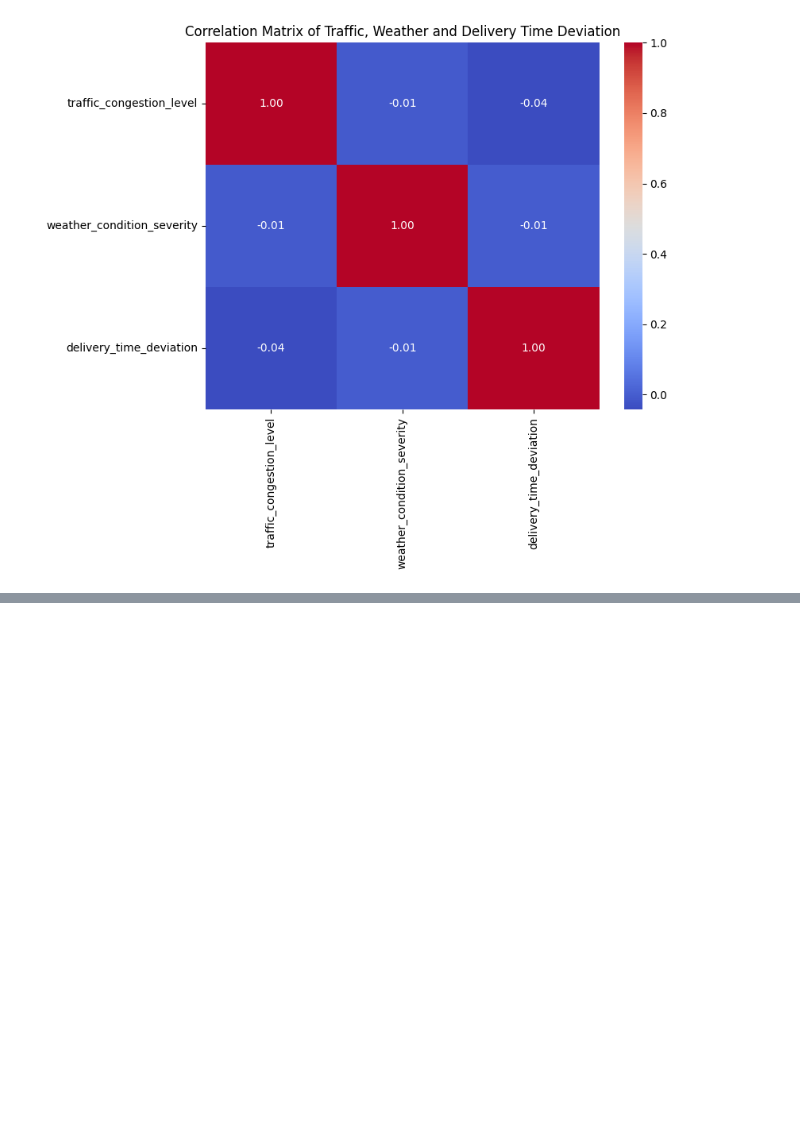
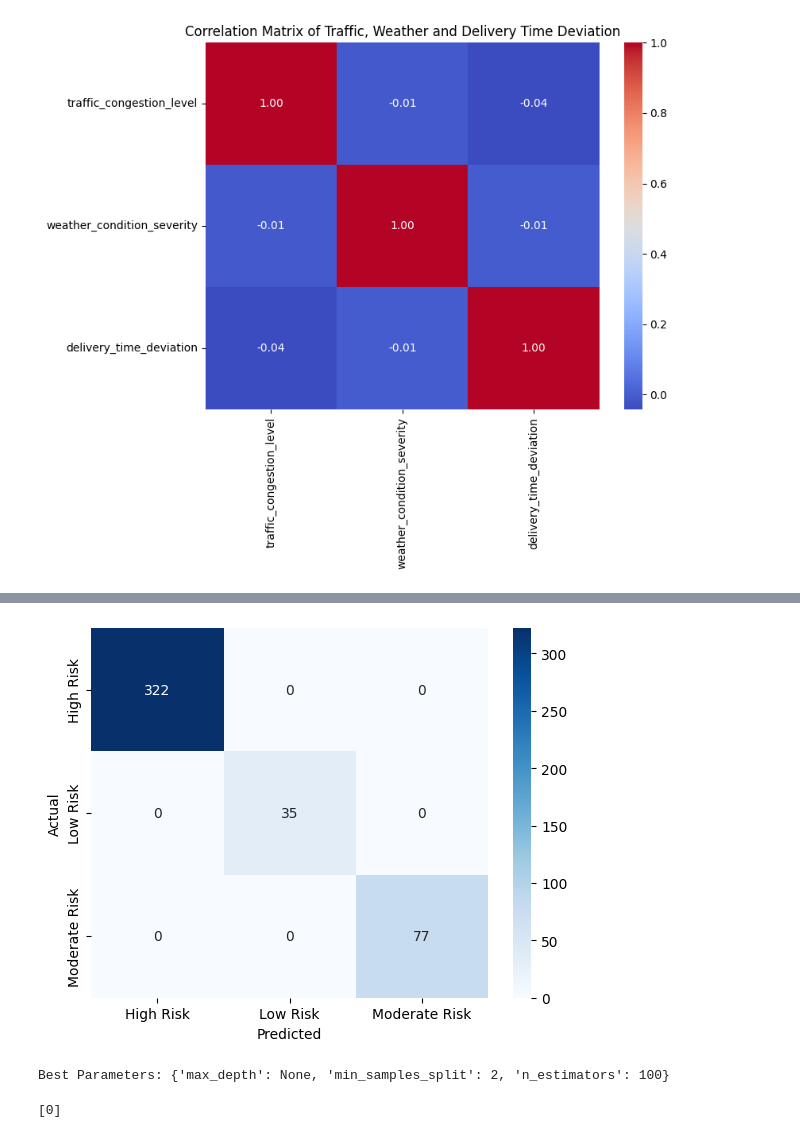
Before and after one commit to sarahammoudaa/bati_vite, a Jupyter notebook: Analysis_of_the_impact_of_external_factors_such_as_traffic_and_weather_on_delivery_times.ipynb, the cells around one changed output, grey strips where cells are left out. Drawn from its saved outputs; the diff is of its cells as text; code cells hidden in the pictures; blank space fills up the shorter version.

```diff
--- a/Analysis_of_the_impact_of_external_factors_such_as_traffic_and_weather_on_delivery_times.ipynb
+++ b/Analysis_of_the_impact_of_external_factors_such_as_traffic_and_weather_on_delivery_times.ipynb
@@ -87,0 +148,6 @@ plt.show()
+# %%
+data_imputed['cost_effectiveness'] = data_imputed['shipping_costs'] / data_imputed['lead_time_days']
+# %%
+data_imputed['delivery_risk_score'] = (data_imputed['route_risk_level'] +
+                                        data_imputed['disruption_likelihood_score'] +
+                                        data_imputed['delay_probability'])
@@ -87,0 +167,22 @@ plt.show()
+# %%
+from sklearn.model_selection import train_test_split
+
+# Define the features (X) and target (y)
+X = data_imputed[numerical_features + ['cost_effectiveness', 'delivery_risk_score']]
+y = data_imputed['risk_classification']
+
+# Split into train and test sets (80% training, 20% testing)
+X_train, X_test, y_train, y_test = train_test_split(X, y, test_size=0.2, random_state=42)
+# %%
+from sklearn.ensemble import RandomForestClassifier
+from sklearn.metrics import classification_report
+
+# Initialize and train a Random Forest Classifier
+rf_classifier = RandomForestClassifier(n_estimators=100, random_state=42)
+rf_classifier.fit(X_train, y_train)
+
+# Predict on the test set
+y_pred = rf_classifier.predict(X_test)
+
+# Evaluate the model
+print(classification_report(y_test, y_pred))
@@ -87,0 +199,49 @@ plt.show()
+# %%
+from sklearn.metrics import confusion_matrix
+import seaborn as sns
+import matplotlib.pyplot as plt
+
+# Confusion Matrix
+conf_matrix = confusion_matrix(y_test, y_pred)
+sns.heatmap(conf_matrix, annot=True, fmt="d", cmap="Blues", xticklabels=label_encoder.classes_, yticklabels=label_encoder.classes_)
+plt.xlabel('Predicted')
+plt.ylabel('Actual')
+plt.show()
+# %% [output]
+[figure, added]
+# %%
+from sklearn.model_selection import GridSearchCV
+
+# Define parameter grid for hyperparameter tuning
+param_grid = {
+    'n_estimators': [100, 200, 300],
+    'max_depth': [None, 10, 20],
+    'min_samples_split': [2, 5, 10]
+}
+
+# Initialize GridSearchCV
+grid_search = GridSearchCV(estimator=rf_classifier, param_grid=param_grid, cv=3, n_jobs=-1)
+grid_search.fit(X_train, y_train)
+
+# Best parameters
+print("Best Parameters:", grid_search.best_params_)
+# %% [output]
+Best Parameters: {'max_depth': None, 'min_samples_split': 2, 'n_estimators': 100}
+# %%
+import joblib
+import numpy as np
+
+# Load the model
+loaded_model = joblib.load('risk_classification_model.pkl')
+
+# Ensure new_data has the correct number of features (16 in this case)
+# The current new_data has 14 features. You need to add the missing 2 features.
+# Replace 'missing_feature_1_value', 'missing_feature_2_value' with the actual numerical values for those features.
+# For example, if 'cost_effectiveness' and 'delivery_risk_score' are the missing features:
+new_data = [[2.5, 0.8, 150.0, 0.9, 3.0, 0.5, 1.0, 0.7, 1.2, 4.0, 2.0, 0.3, 0.8, 0.1, 0.6, 0.2]]  # Example with numerical values for missing features
+
+# Predict on the new data
+predicted_risk = loaded_model.predict(new_data)
+print(predicted_risk)
+# %% [output]
+[0]
```
Also changed, not shown: parts of 11 cells of this notebook.
